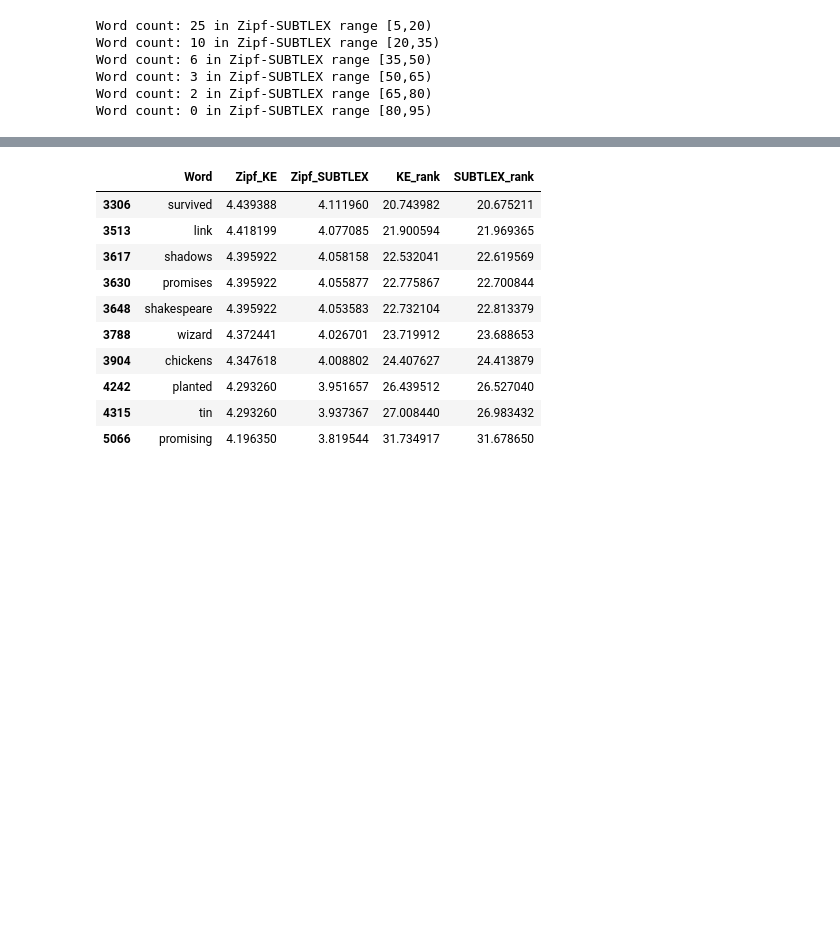
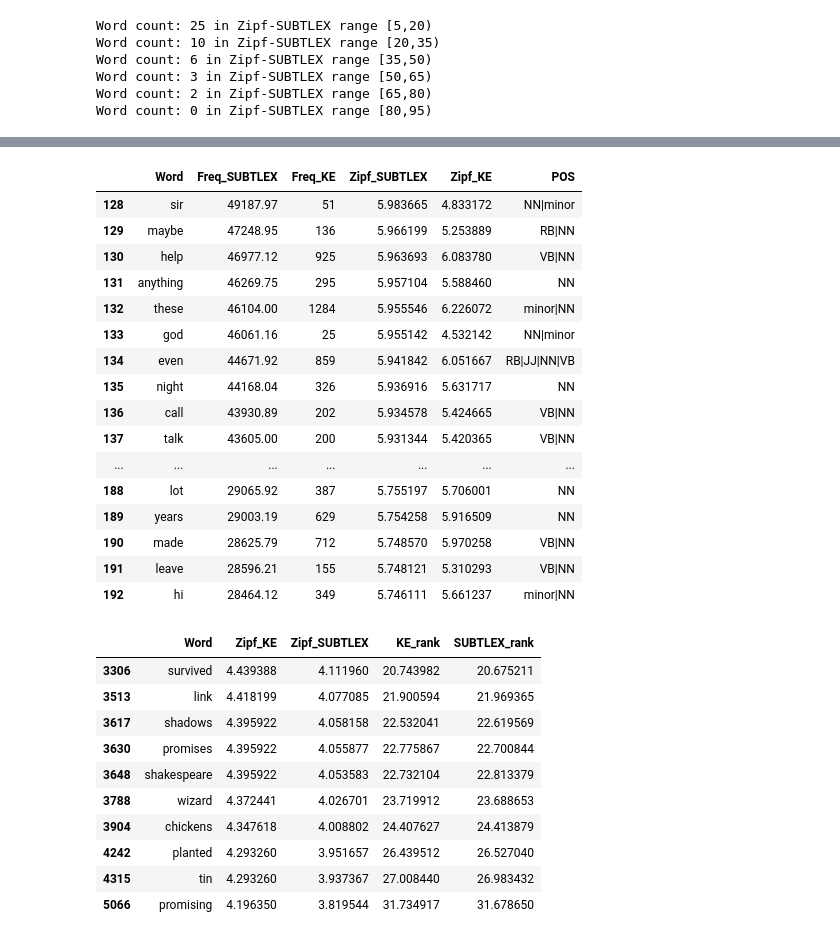
Before and after one commit to irregular6612/english-corpus-comparison, a Jupyter notebook: src/notebooks/behavior-exp-stimuli-selection.ipynb, the cells around one changed output, grey strips where cells are left out. Drawn from its saved outputs; the diff is of its cells as text; code cells hidden in the pictures; blank space fills up the shorter version.

Commit message:
add value-distribution analysis

```diff
--- a/src/notebooks/full-token-num-checker.ipynb
+++ b/src/notebooks/behavior-exp-stimuli-selection.ipynb
@@ -102,8 +136,5 @@ ELP_LDT_data.reset_index(drop=True).to_excel(ELP_LDT_data_path, index=False)
 # %%
-ELP_LDT_data.sort_values('Freq_KE', ascending=False, inplace=True)
-ELP_LDT_data.reset_index(drop=True, inplace=True)
-ELP_LDT_data['KE_rank'] = ELP_LDT_data.index + 1
-ELP_LDT_data.sort_values('Freq_SUBTLEX', ascending=False, inplace=True)
-ELP_LDT_data.reset_index(drop=True, inplace=True)
-ELP_LDT_data['SUBTLEX_rank'] = ELP_LDT_data.index + 1
+ELP_LDT_data['KE_rank'] = ELP_LDT_data['Freq_KE'].rank(method='max', ascending=False)
+ELP_LDT_data['SUBTLEX_rank'] = ELP_LDT_data['Freq_SUBTLEX'].rank(method='max', ascending=False)
+ELP_LDT_data[['KE_rank', 'SUBTLEX_rank']]
 # %% [output]
@@ -318,3 +401,24 @@ Word count: 6 in Zipf-SUBTLEX range [35,50)
 Word count: 3 in Zipf-SUBTLEX range [50,65)
 Word count: 2 in Zipf-SUBTLEX range [65,80)
 Word count: 0 in Zipf-SUBTLEX range [80,95)
+# %%
+mask_diff = ELP_LDT_data['KE_rank'] - ELP_LDT_data['SUBTLEX_rank'] > 15 # KE에서 더 저빈도
+mask_stable = abs(ELP_LDT_data['KE_rank'] - ELP_LDT_data['SUBTLEX_rank']) < 0.1 # 두 코퍼스 모두에서 stable한 빈도 단어들
+mask_pos = ELP_LDT_data['POS'].str.contains('NN')
+
+# 8개의 구간에서 추출. 120개 단어이니, 15개씩
+freq_range = [(2.0, 2.5), (2.5, 3.0), (3.0, 3.5), (3.5, 4.0), (4.0, 4.5), (4.5, 5.0), (5.0, 5.5), (5.5, 6.0)]
+# subltex 기준 빈도수 구간 분할
+masks_sub = []
+masks_ke = []
+for low, high in freq_range:
+    mask = (low <= ELP_LDT_data['Zipf_SUBTLEX']) & (ELP_LDT_data['Zipf_SUBTLEX'] < high)
+    masks_sub.append((mask, low, high))
+    mask = (low <= ELP_LDT_data['Zipf_KE']) & (ELP_LDT_data['Zipf_KE'] < high)
+    masks_ke.append((mask, low, high))
+
+for mask, mask_min, mask_max in masks_sub:
+    print(f"Word count: {len(ELP_LDT_data[mask & mask_pos])} in Zipf-SUBTLEX range [{mask_min},{mask_max})")
+
+for mask, mask_min, mask_max in masks_ke:
+    print(f"Word count: {len(ELP_LDT_data[mask & mask_pos])} in Zipf-KE range [{mask_min},{mask_max})")
@@ -321,3 +442,26 @@ Word count: 0 in Zipf-SUBTLEX range [80,95)
+# %%
+low = 5.5
+high = 6.0
+mask = (low <= ELP_LDT_data['Zipf_SUBTLEX']) & (ELP_LDT_data['Zipf_SUBTLEX'] < high)
+ELP_LDT_data[mask & mask_pos][['Word', 'Freq_SUBTLEX', 'Freq_KE', 'Zipf_SUBTLEX', 'Zipf_KE', 'POS']][:50]
+# %% [output]
+|  | Word | Freq_SUBTLEX | Freq_KE | Zipf_SUBTLEX | Zipf_KE | POS |
+| 128 | sir | 49187.97 | 51 | 5.983665 | 4.833172 | NN|minor |
+| 129 | maybe | 47248.95 | 136 | 5.966199 | 5.253889 | RB|NN |
+| 130 | help | 46977.12 | 925 | 5.963693 | 6.083780 | VB|NN |
+| 131 | anything | 46269.75 | 295 | 5.957104 | 5.588460 | NN |
+| 132 | these | 46104.00 | 1284 | 5.955546 | 6.226072 | minor|NN |
+| 133 | god | 46061.16 | 25 | 5.955142 | 4.532142 | NN|minor |
+| 134 | even | 44671.92 | 859 | 5.941842 | 6.051667 | RB|JJ|NN|VB |
+| 135 | night | 44168.04 | 326 | 5.936916 | 5.631717 | NN |
+| 136 | call | 43930.89 | 202 | 5.934578 | 5.424665 | VB|NN |
+| 137 | talk | 43605.00 | 200 | 5.931344 | 5.420365 | VB|NN |
+| ... | ... | ... | ... | ... | ... | ... |
+| 188 | lot | 29065.92 | 387 | 5.755197 | 5.706001 | NN |
+| 189 | years | 29003.19 | 629 | 5.754258 | 5.916509 | NN |
+| 190 | made | 28625.79 | 712 | 5.748570 | 5.970258 | VB|NN |
+| 191 | leave | 28596.21 | 155 | 5.748121 | 5.310293 | VB|NN |
+| 192 | hi | 28464.12 | 349 | 5.746111 | 5.661237 | minor|NN |
 # %%
 
 ELP_LDT_data[masks[1][0] & mask_stable][['Word', 'Zipf_KE', 'Zipf_SUBTLEX', 'KE_rank', 'SUBTLEX_rank']]#[['KE_rank', 'SUBTLEX_rank']]#.corr(method='spearman')
```
Also changed, not shown: parts of 17 cells of this notebook, 1 other file.
